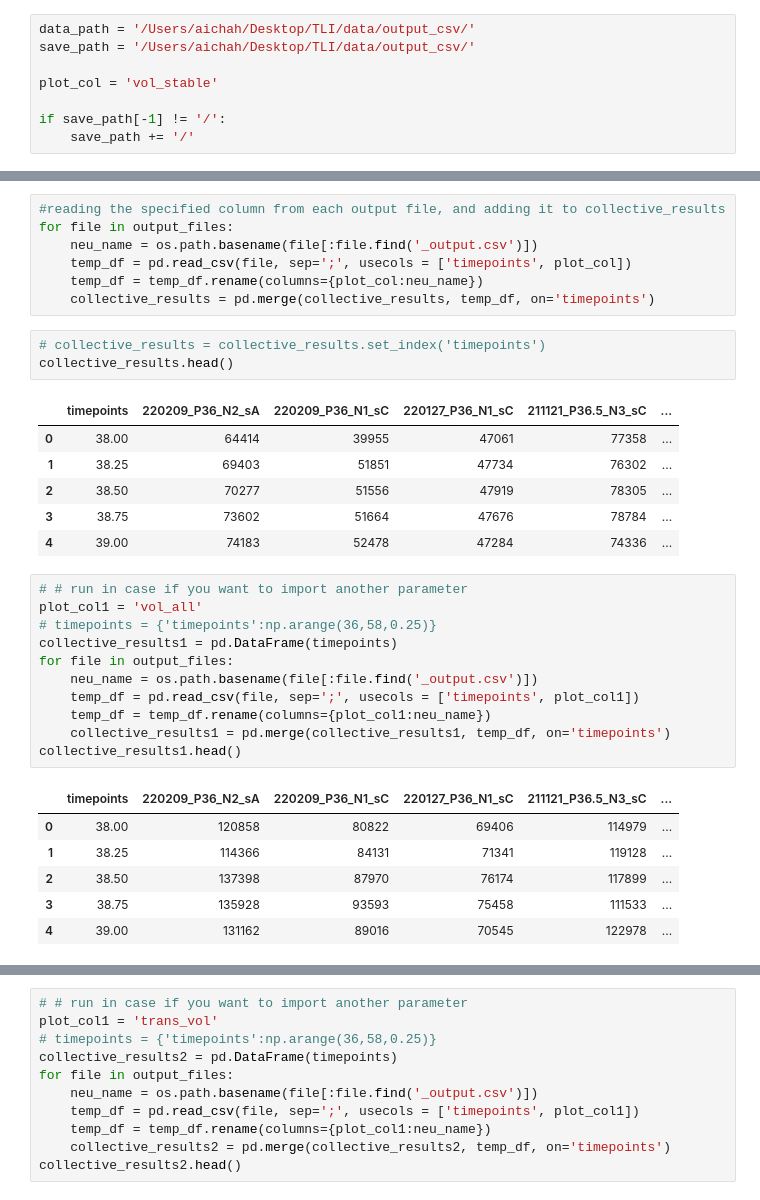
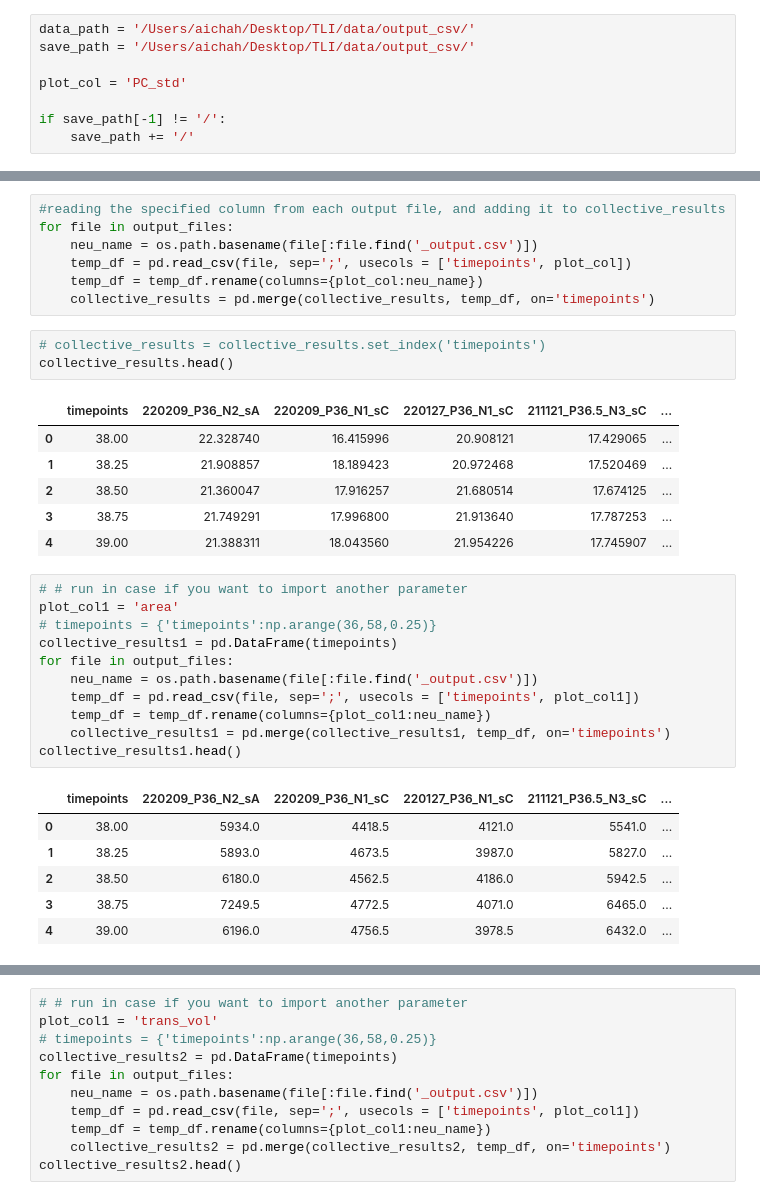
Before and after one commit to Asashou/TLI, a Jupyter notebook: pipeline/steps/step5_averaging_plotting.ipynb, the cells around one changed output, grey strips where cells are left out. Cells and saved outputs as stored; diff of their text form.

```diff
--- a/pipeline/steps/step5_averaging_plotting.ipynb
+++ b/pipeline/steps/step5_averaging_plotting.ipynb
@@ -5,7 +5,7 @@
 data_path = '/Users/aichah/Desktop/TLI/data/output_csv/'
 save_path = '/Users/aichah/Desktop/TLI/data/output_csv/'
 
-plot_col = 'vol_stable'
+plot_col = 'PC_std'
 
 if save_path[-1] != '/':
     save_path += '/'
@@ -148,29 +148,29 @@ for file in output_files:
 collective_results.head()
 # %% [output]
 |  | timepoints | 220209_P36_N2_sA | 220209_P36_N1_sC | 220127_P36_N1_sC | 211121_P36.5_N3_sC | ... |
-| 0 | 38.00 | 64414 | 39955 | 47061 | 77358 | ... |
-| 1 | 38.25 | 69403 | 51851 | 47734 | 76302 | ... |
-| 2 | 38.50 | 70277 | 51556 | 47919 | 78305 | ... |
-| 3 | 38.75 | 73602 | 51664 | 47676 | 78784 | ... |
-| 4 | 39.00 | 74183 | 52478 | 47284 | 74336 | ... |
+| 0 | 38.00 | 22.328740 | 16.415996 | 20.908121 | 17.429065 | ... |
+| 1 | 38.25 | 21.908857 | 18.189423 | 20.972468 | 17.520469 | ... |
+| 2 | 38.50 | 21.360047 | 17.916257 | 21.680514 | 17.674125 | ... |
+| 3 | 38.75 | 21.749291 | 17.996800 | 21.913640 | 17.787253 | ... |
+| 4 | 39.00 | 21.388311 | 18.043560 | 21.954226 | 17.745907 | ... |
 # %%
 # # run in case if you want to import another parameter
-plot_col1 = 'vol_all'
+plot_col1 = 'area'
 # timepoints = {'timepoints':np.arange(36,58,0.25)}
 collective_results1 = pd.DataFrame(timepoints)
 for file in output_files:
     neu_name = os.path.basename(file[:file.find('_output.csv')])
     temp_df = pd.read_csv(file, sep=';', usecols = ['timepoints', plot_col1])
     temp_df = temp_df.rename(columns={plot_col1:neu_name})
     collective_results1 = pd.merge(collective_results1, temp_df, on='timepoints')
 collective_results1.head()
 # %% [output]
 |  | timepoints | 220209_P36_N2_sA | 220209_P36_N1_sC | 220127_P36_N1_sC | 211121_P36.5_N3_sC | ... |
-| 0 | 38.00 | 120858 | 80822 | 69406 | 114979 | ... |
-| 1 | 38.25 | 114366 | 84131 | 71341 | 119128 | ... |
-| 2 | 38.50 | 137398 | 87970 | 76174 | 117899 | ... |
-| 3 | 38.75 | 135928 | 93593 | 75458 | 111533 | ... |
-| 4 | 39.00 | 131162 | 89016 | 70545 | 122978 | ... |
+| 0 | 38.00 | 5934.0 | 4418.5 | 4121.0 | 5541.0 | ... |
+| 1 | 38.25 | 5893.0 | 4673.5 | 3987.0 | 5827.0 | ... |
+| 2 | 38.50 | 6180.0 | 4562.5 | 4186.0 | 5942.5 | ... |
+| 3 | 38.75 | 7249.5 | 4772.5 | 4071.0 | 6465.0 | ... |
+| 4 | 39.00 | 6196.0 | 4756.5 | 3978.5 | 6432.0 | ... |
 # %%
 # Normalize results of each neuron.
 # This is very dependant on the selected analysis point
```
Also changed, not shown: parts of 4 cells of this notebook, 2 other files.
